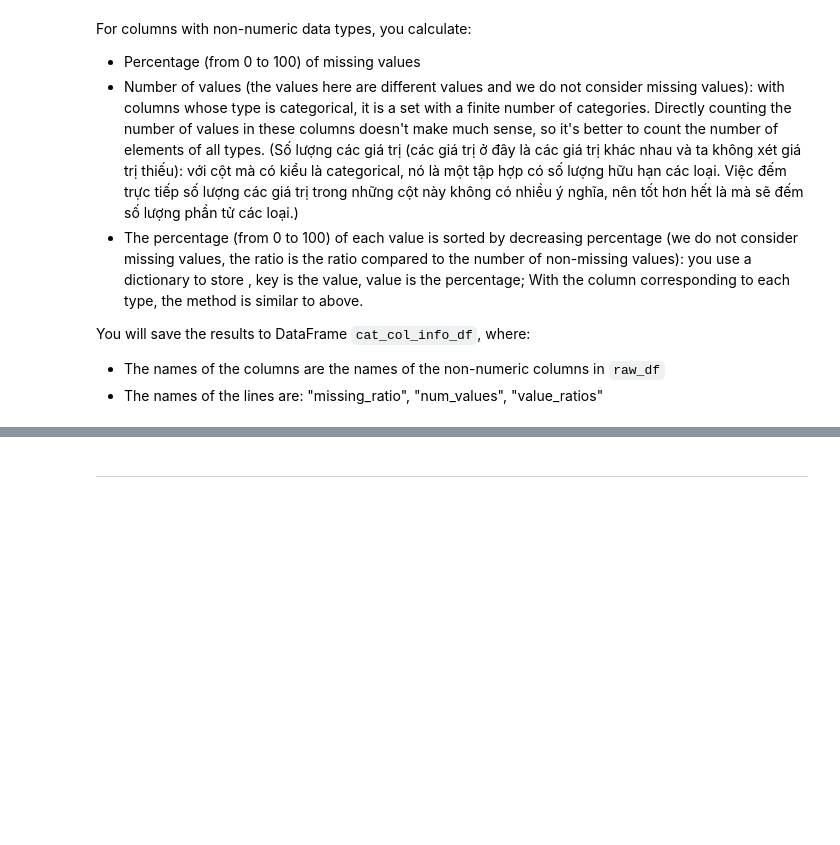
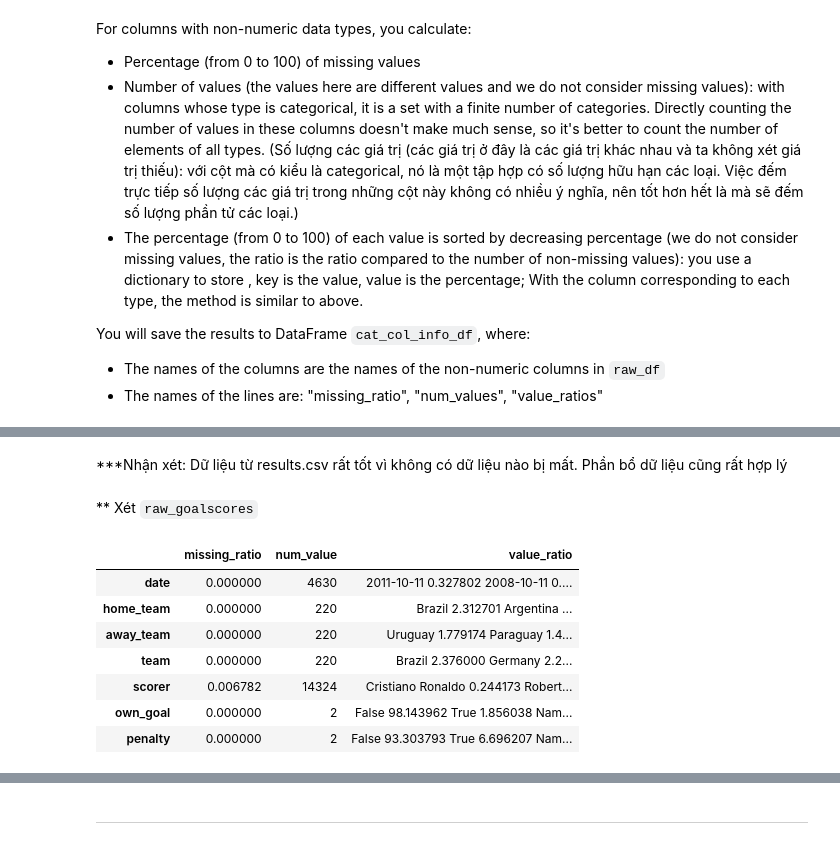
Before and after one commit to trgtanhh04/Programming4DS_Final, a Jupyter notebook: P4S.ipynb, the cells around one changed output, grey strips where cells are left out. Drawn from its saved outputs; the diff is of its cells as text; code cells hidden in the pictures; blank space fills up the shorter version.

```diff
--- a/P4S.ipynb
+++ b/P4S.ipynb
@@ -352,0 +384,34 @@ You will save the results to DataFrame `cat_col_info_df`, where:
+# %% [markdown]
+***Nhận xét: Dữ liệu từ results.csv rất tốt vì không có dữ liệu nào bị mất. Phần bổ dữ liệu cũng rất hợp lý
+# %% [markdown]
+** Xét `raw_goalscores`
+# %%
+#chọn các cột kiểu categorical
+cate_cols = raw_goal_scorers.select_dtypes(exclude=['number']).columns
+cate_col_info = {}
+
+for col in cate_cols:
+    # ti le bị NaN
+    missing_ratio = raw_goal_scorers[col].isna().mean() * 100
+    # So luong gia tri
+    num_value = raw_goal_scorers[col].nunique()
+    #phan tram moi gia tri
+    value_counts = raw_goal_scorers[col].value_counts(dropna = True)
+    value_ratios = (value_counts / value_counts.sum()) * 100
+    cate_col_info[col] = {
+        'missing_ratio': missing_ratio,
+        'num_value': num_value,
+        'value_ratio': value_ratios
+    }
+# chuyển thành dataframe
+cate_col_info_df = pd.DataFrame.from_dict(cate_col_info, orient = 'index')
+cate_col_info_df
+# %% [output]
+|  | missing_ratio | num_value | value_ratio |
+| date | 0.000000 | 4630 | 2011-10-11 0.327802 2008-10-11 0.... |
+| home_team | 0.000000 | 220 | Brazil 2.312701 Argentina ... |
+| away_team | 0.000000 | 220 | Uruguay 1.779174 Paraguay 1.4... |
+| team | 0.000000 | 220 | Brazil 2.376000 Germany 2.2... |
+| scorer | 0.006782 | 14324 | Cristiano Ronaldo 0.244173 Robert... |
+| own_goal | 0.000000 | 2 | False 98.143962 True 1.856038 Nam... |
+| penalty | 0.000000 | 2 | False 93.303793 True 6.696207 Nam... |
```
Also changed, not shown: parts of 16 cells of this notebook, 2 other files.
